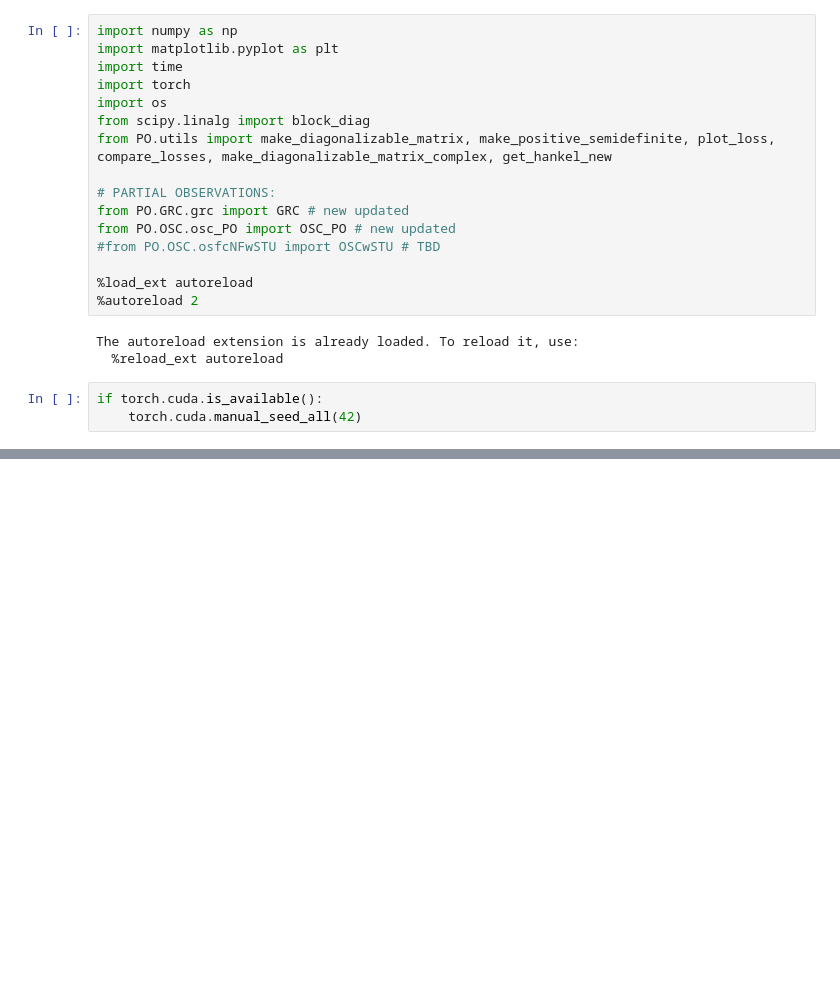
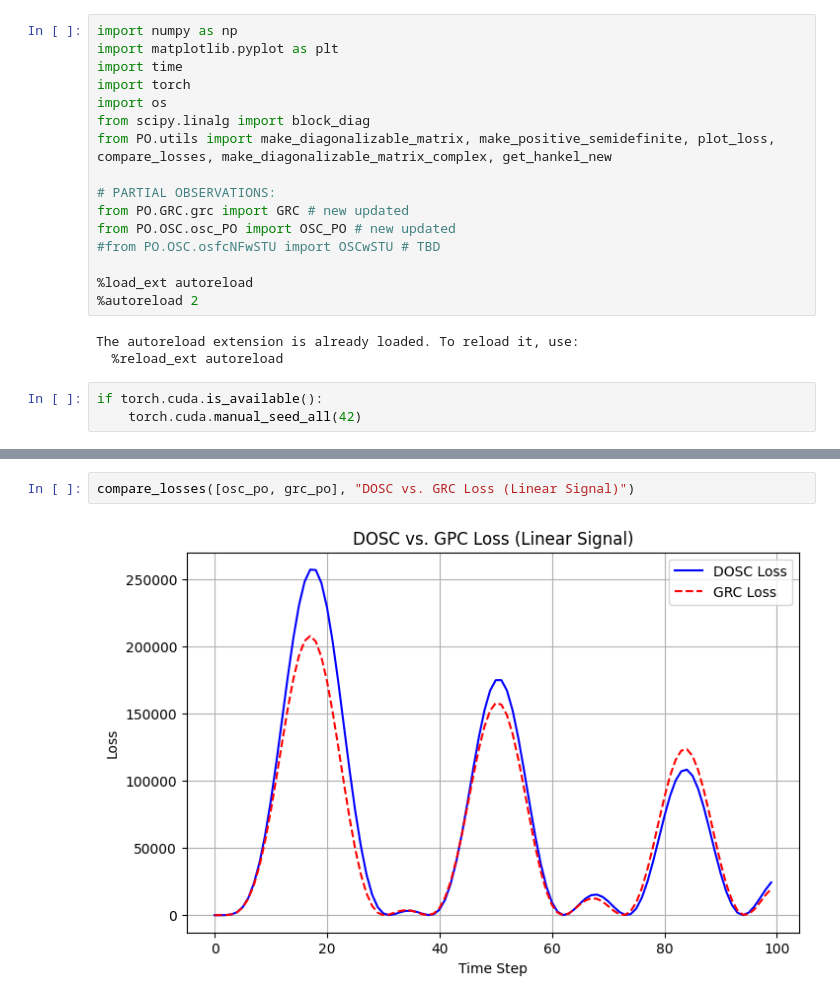
Before and after one commit to Sof0-0/spectral_control, a Jupyter notebook: tests_po.ipynb, the cells around one changed output, grey strips where cells are left out. Drawn from its saved outputs; the diff is of its cells as text; blank space fills up the shorter version.

```diff
--- a/tests_po.ipynb
+++ b/tests_po.ipynb
@@ -150,0 +152,4 @@ IndexError: index 5 is out of bounds for dimension 0 with size 5
+# %%
+compare_losses([osc_po, grc_po], "DOSC vs. GRC Loss (Linear Signal)")
+# %% [output]
+[figure, added]
```
Also changed, not shown: parts of 4 cells of this notebook, 5 other files.
